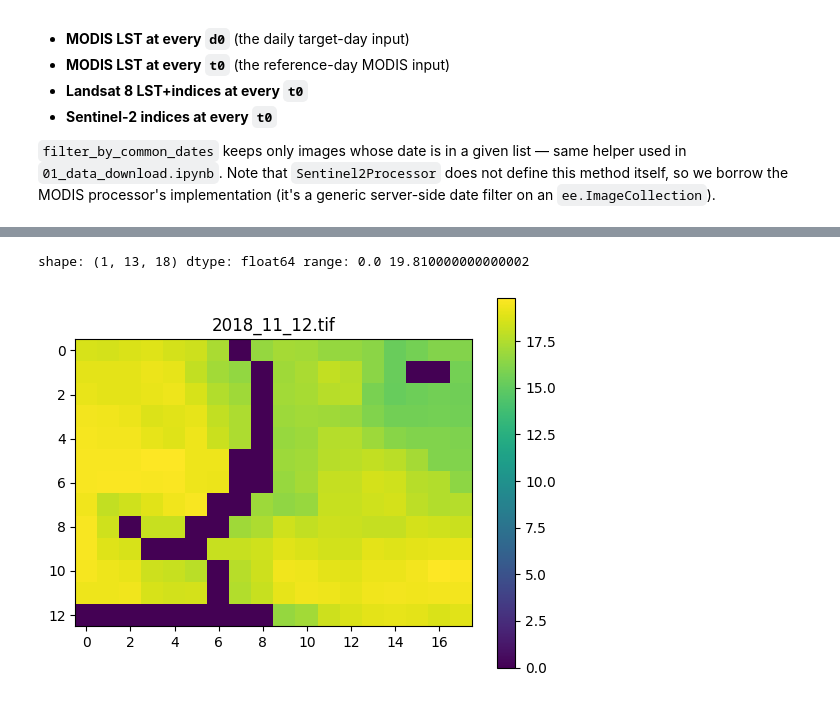
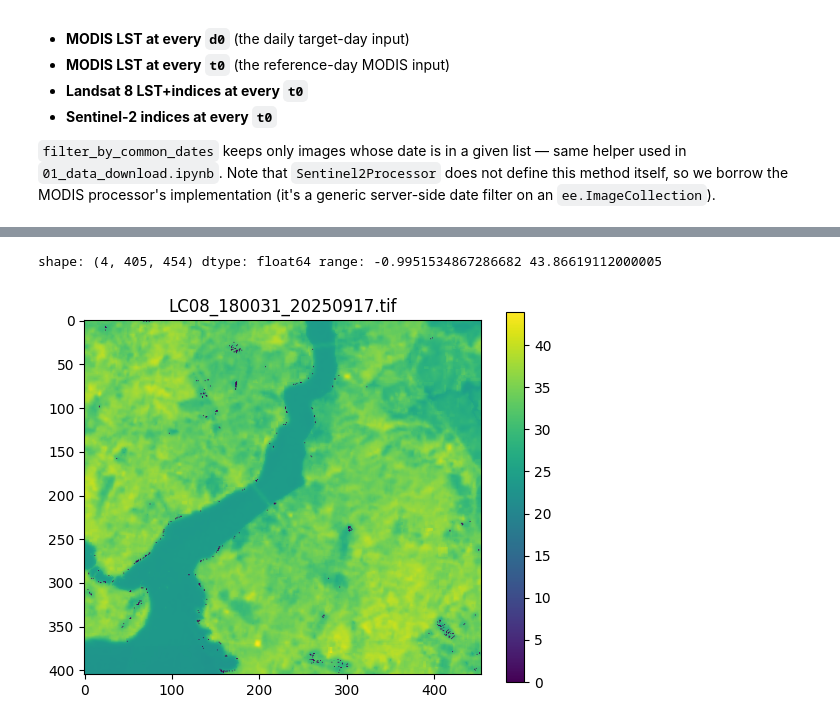
Before and after one commit to ichzann/WGAST_w--Prediction, a Jupyter notebook: tutorials/get_TraningDays.ipynb, the cells around one changed output, grey strips where cells are left out. Cells and saved outputs as stored; diff of their text form; code cells hidden in the pictures.

```diff
--- a/tutorials/get_TraningDays.ipynb
+++ b/tutorials/get_TraningDays.ipynb
@@ -236,11 +254,11 @@ print("Done.")
 # %%
 import rasterio, matplotlib.pyplot as plt
 
-path = "data/raw_secondary_model/MODIS_d0_Istanbul/2018_11_12.tif"
+path = "data/raw_secondary_model/Landsat8_t0_Istanbul/LC08_180031_20250917.tif"
 with rasterio.open(path) as src:
     arr = src.read()
     print("shape:", arr.shape, "dtype:", arr.dtype, "range:", arr.min(), arr.max())
     plt.imshow(arr[0]); plt.colorbar(); plt.title(path.split("/")[-1])
 # %% [output]
-shape: (1, 13, 18) dtype: float64 range: 0.0 19.810000000000002
+shape: (4, 405, 454) dtype: float64 range: -0.9951534867286682 43.86619112000005
-[figure, old version]
+[figure, new version]
```
Also changed, not shown: parts of 6 cells of this notebook, 5 other files.
